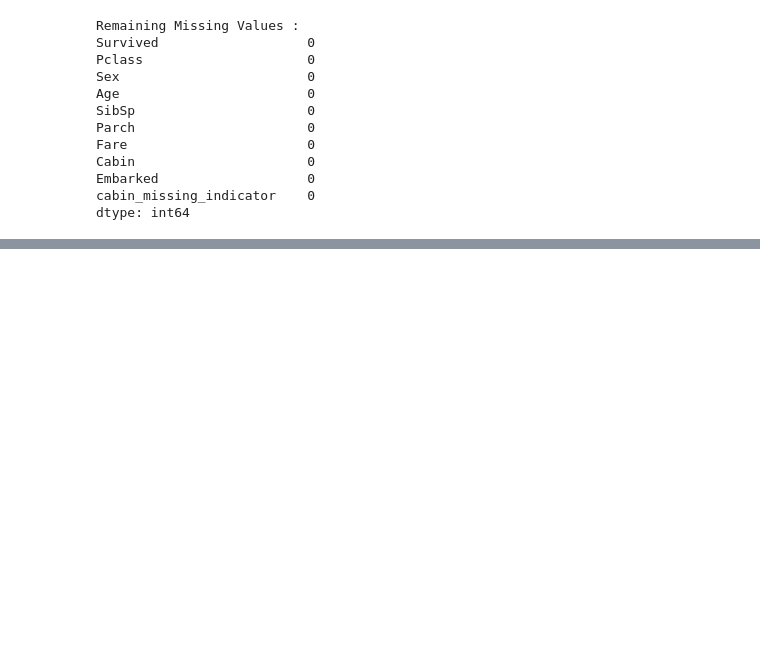
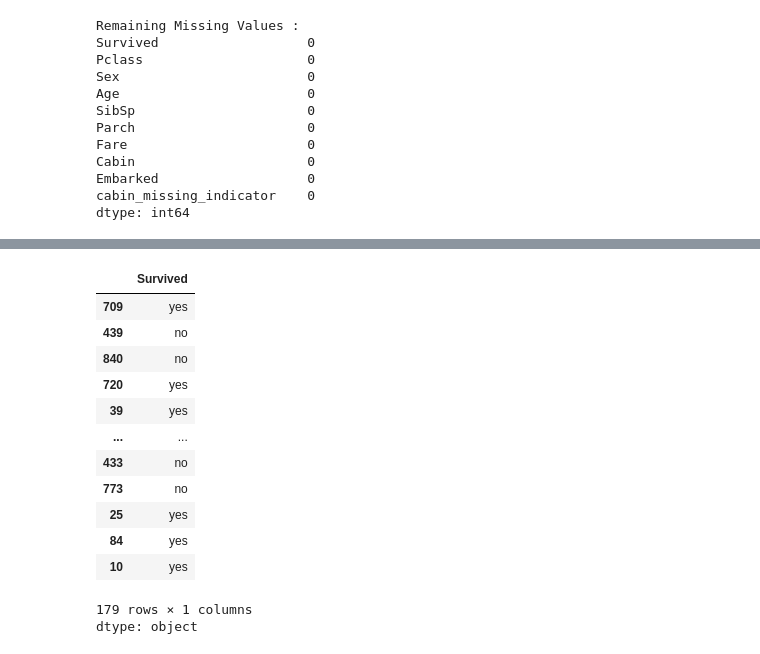
Before and after one commit to ak1bhasan/ML_Journey, a Jupyter notebook: Machine Learning/Week 01/ML Assignment 01/ML_Assignment_01.ipynb, the cells around one changed output, grey strips where cells are left out. Cells and saved outputs as stored; diff of their text form; code cells hidden in the pictures; blank space fills up the shorter version.

```diff
--- a/Machine Learning/Week 01/ML Assignment 01/ML_Assignment_01.ipynb
+++ b/Machine Learning/Week 01/ML Assignment 01/ML_Assignment_01.ipynb
@@ -432,0 +509,18 @@ dtype: int64
+# %%
+X_test
+display(y_test)
+# %% [output]
+|  | Survived |
+| 709 | yes |
+| 439 | no |
+| 840 | no |
+| 720 | yes |
+| 39 | yes |
+| ... | ... |
+| 433 | no |
+| 773 | no |
+| 25 | yes |
+| 84 | yes |
+| 10 | yes |
+179 rows × 1 columns
+dtype: object
```
Also changed, not shown: parts of 18 cells of this notebook.
